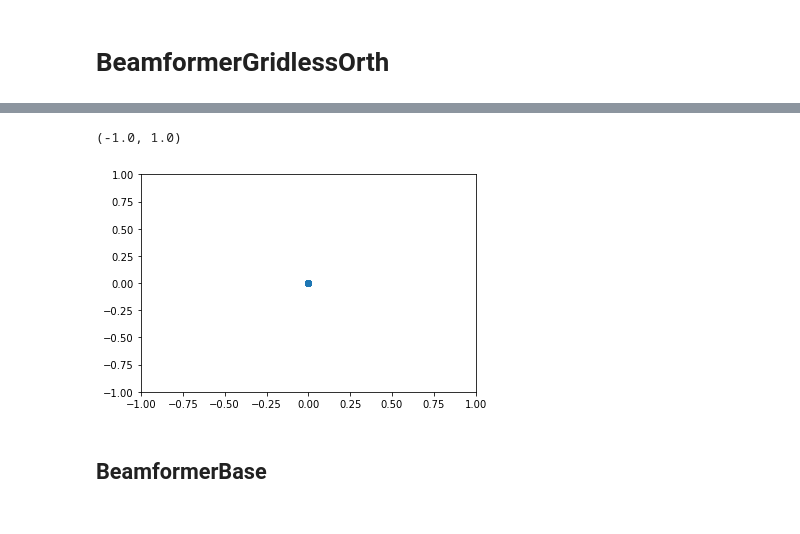
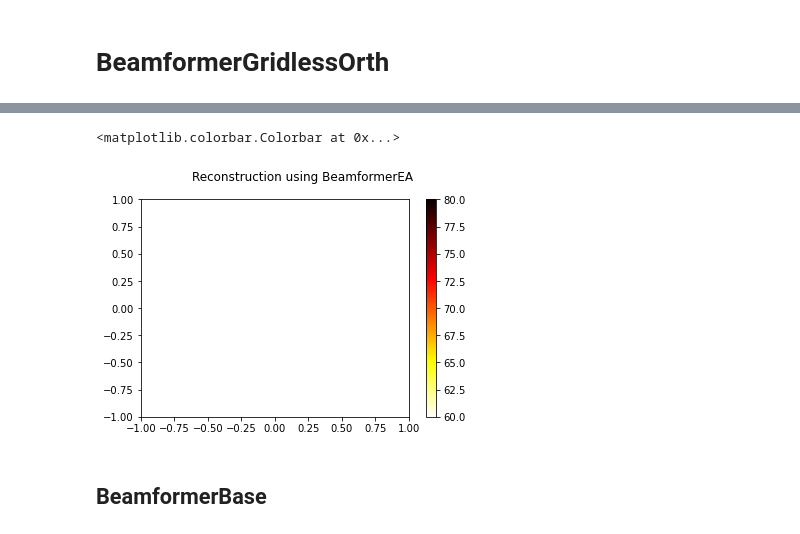
Before and after one commit to FrankK20/acoular, a Jupyter notebook: acoular/notebook/BeamformerEA demo.ipynb, the cells around one changed output, grey strips where cells are left out. Saved outputs shown, nothing was run; the diff lists cells and outputs as text; code cells hidden in the pictures.

```diff
--- a/acoular/notebook/BeamformerEA demo.ipynb
+++ b/acoular/notebook/BeamformerEA demo.ipynb
@@ -31,22 +31,28 @@ wh5.save()
 ## BeamformerEA
 # %%
 # Define boundary for source position and source strength variation.
+
 # The amount of monopole sources used for the reconstruction is defined by the
-# length of the GRID_BOUNDS array, which has to be a multiple of 4.
-# The amount of sources used for the reconstruction is then len(GRID_BOUNDS)/4.
-# GRID_BOUNDS = [(x_s1l, x_s1r),(y_s1l, y_s1r),(z_s1l, z_s1r),(d1l, d1r), ...]
+# length of the bounds list, which has to be a multiple of 4.
+# The amount of sources used for the reconstruction is then len(bounds)/4.
+# bounds = [(x_s1l, x_s1r),(y_s1l, y_s1r),(z_s1l, z_s1r),(d1l, d1r), ...]
 # where x_s1l, x_s1r are the lower and upper bounds for the positional variation of source one
 # and d1l, d1r are the bounds for its source strength variation.
 # In our example we want to search for the source position and source strength in
 # the x,y plane at the fixed height z = 0.75.Therefore the third tuple contains (0.75,0.75)
-# We want to use only one source, so our GRID_BOUDS is the following array:
-GRID_BOUNDS = [(-1., 1.), (-1., 1.), (0.75, 0.75), (0., 1.)]
-# The BeamformerEA requires an MicGeom object, an PowerSpectra object and a GRID_BOUNDS array
-# for source reconstruction. In order to avoid deprecation warnings the MicGeom object will be
-# passed through the SteeringVector object, which may change in the future.
 
-SV_EA = SteeringVector(mics=MICGEOM, grid=GR)
-ts = TimeSamples(name='Test_dat.h5', sample_freq=SFREQ)
-ps = PowerSpectra(time_data=ts, block_size=BLOCK_SIZE, window='Hanning')
-bea = BeamformerEA(steer = SV_EA, freq_data=ps)
+# We want to use only one source, so our bounds is the following array:
+bounds = [(-1., 1.), (-1., 1.), (0.75, 0.75), (0., 1.)]
+
+# The BeamformerEA requires an SteeringVector and an PowerSpectra object initialization.
+
+# SteeringVector
+sv_ea = SteeringVector(mics=micgeom)
+
+# PowerSpectra
+ts = TimeSamples(name='Test_dat.h5', sample_freq=sfreq)
+ps = PowerSpectra(time_data=ts, block_size=block_size, window='Hanning')
+
+# initalize BeamformerEA
+bea = BeamformerEA(steer = sv_ea, freq_data=ps)
 # %%
@@ -138,9 +145,8 @@ As can be seen, the BeamformerEA finds the the source in the correct position.
 # BeamformerGridlessOrth
 # %%
 GR = RectGrid(x_min=-1,x_max=1, y_min=-1, y_max=1, z=0.75,increment=0.1)
-SV = SteeringVector(grid=GR, mics=MICGEOM)
+SV = SteeringVector(grid=GR, mics=micgeom)
 bgo = BeamformerGridlessOrth(freq_data=ps,steer=SV, bounds=[(-1.,1.),(-1.,1.),(0.74,0.75)])
-bgo.n = 1
 
-res_bgo = bgo.synthetic(1600,0)
+res_bgo = bgo.synthetic(800,0)
 # %% [output]
@@ -163,10 +173,13 @@ array([0., 0., 0., 0., 0., 0., 0., 0., 0., 0., 0., 0., 0., 0., 0., 0., 0.,
 # %%
-plt.scatter(bgo._gpos[0,:10],bgo._gpos[1,:10])
+plt.scatter(bgo._gpos[0,::],bgo._gpos[1,::],c=L_p(bgo.result[:,0]),cmap= 'hot_r')
+plt.suptitle("Reconstruction using BeamformerEA")
 plt.xlim(-1,1)
 plt.ylim(-1,1)
+plt.clim(60,80)
+plt.colorbar()
 # %% [output]
-(-1.0, 1.0)
+<matplotlib.colorbar.Colorbar at 0x...>
-[figure, old version]
+[figure, new version]
 # %% [markdown]
 ## BeamformerBase
 # %%
```
Also changed, not shown: parts of 15 cells of this notebook.
